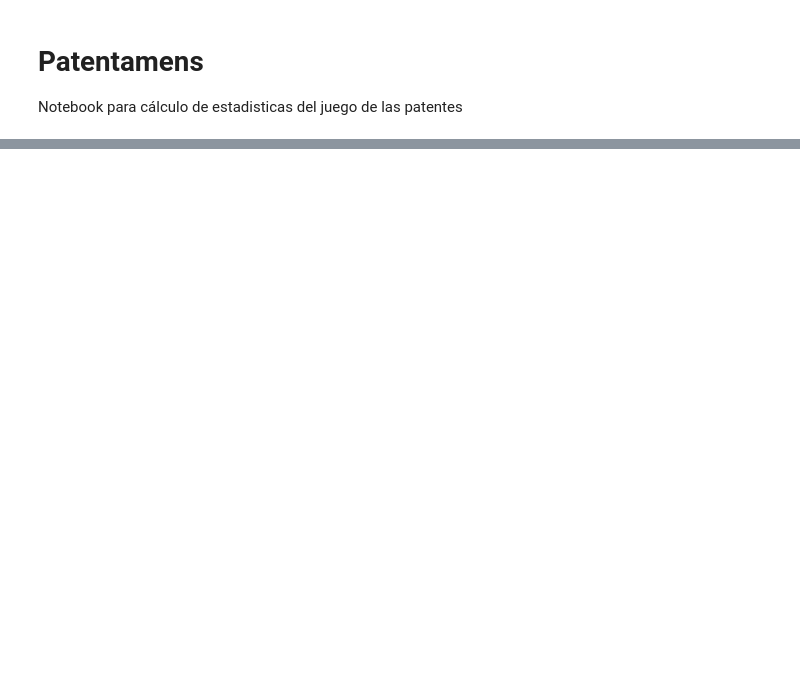
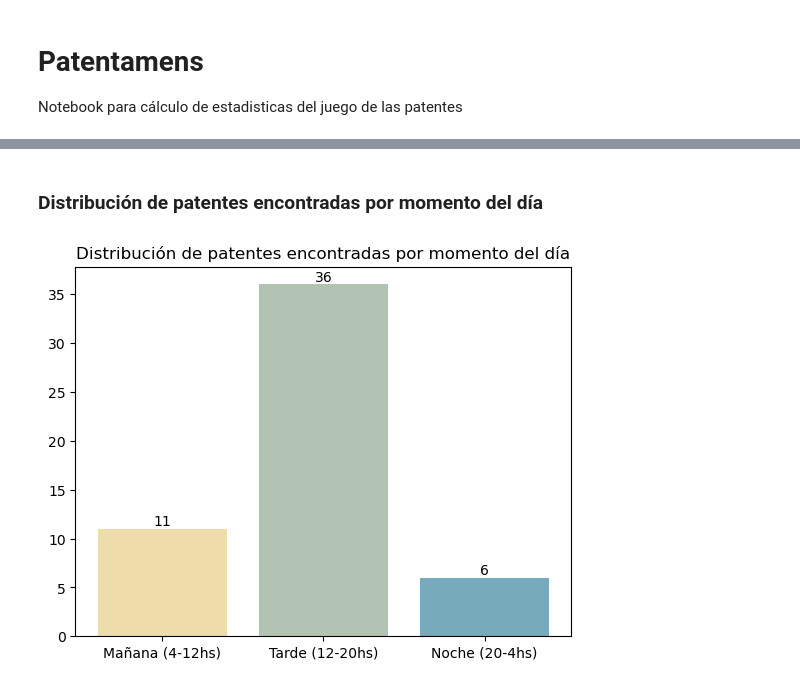
Before and after one commit to PradaJoaquin/patentamens, a Jupyter notebook: patentamens.ipynb, the cells around one changed output, grey strips where cells are left out. Drawn from its saved outputs; the diff is of its cells as text; code cells hidden in the pictures; blank space fills up the shorter version.

```diff
--- a/patentamens.ipynb
+++ b/patentamens.ipynb
@@ -4,0 +110,42 @@ Notebook para cálculo de estadisticas del juego de las patentes
+# %% [markdown]
+### Distribución de patentes encontradas por momento del día
+# %%
+def plot_hour_distribution(df: pd.DataFrame):
+    # Plot the distribution of the hour in which the patents were found
+    found_at_hour = df.groupby(df["horaDelDia"]).size()
+
+    # Add the missing hours
+    for i in range(24):
+        if i not in found_at_hour.index:
+            found_at_hour[i] = 0
+
+    found_at_hour = found_at_hour.sort_index()
+
+    # Distribute in morning, afternoon and night
+    morning = found_at_hour.loc[4:11].sum()
+    afternoon = found_at_hour.loc[12:19].sum()
+    night = found_at_hour.loc[20:23].sum() + found_at_hour.loc[0:3].sum()
+
+    # Plot the distribution of the parts of the day with gradient colors
+    plt.bar(
+        ["Mañana (4-12hs)", "Tarde (12-20hs)", "Noche (20-4hs)"],
+        [morning, afternoon, night],
+        color=sns.color_palette("blend:#EDA,#7AB", 3),
+    )
+
+    # Put the number of patents found on top of the bars
+    for i in range(3):
+        plt.text(
+            i,
+            [morning, afternoon, night][i] + 0.3,
+            [morning, afternoon, night][i],
+            ha="center",
+        )
+
+    plt.title("Distribución de patentes encontradas por momento del día")
+    plt.show()
+
+
+plot_hour_distribution(df.copy(deep=True))
+# %% [output]
+[figure, added]
```
Also changed, not shown: parts of 28 cells of this notebook, 1 other file.
